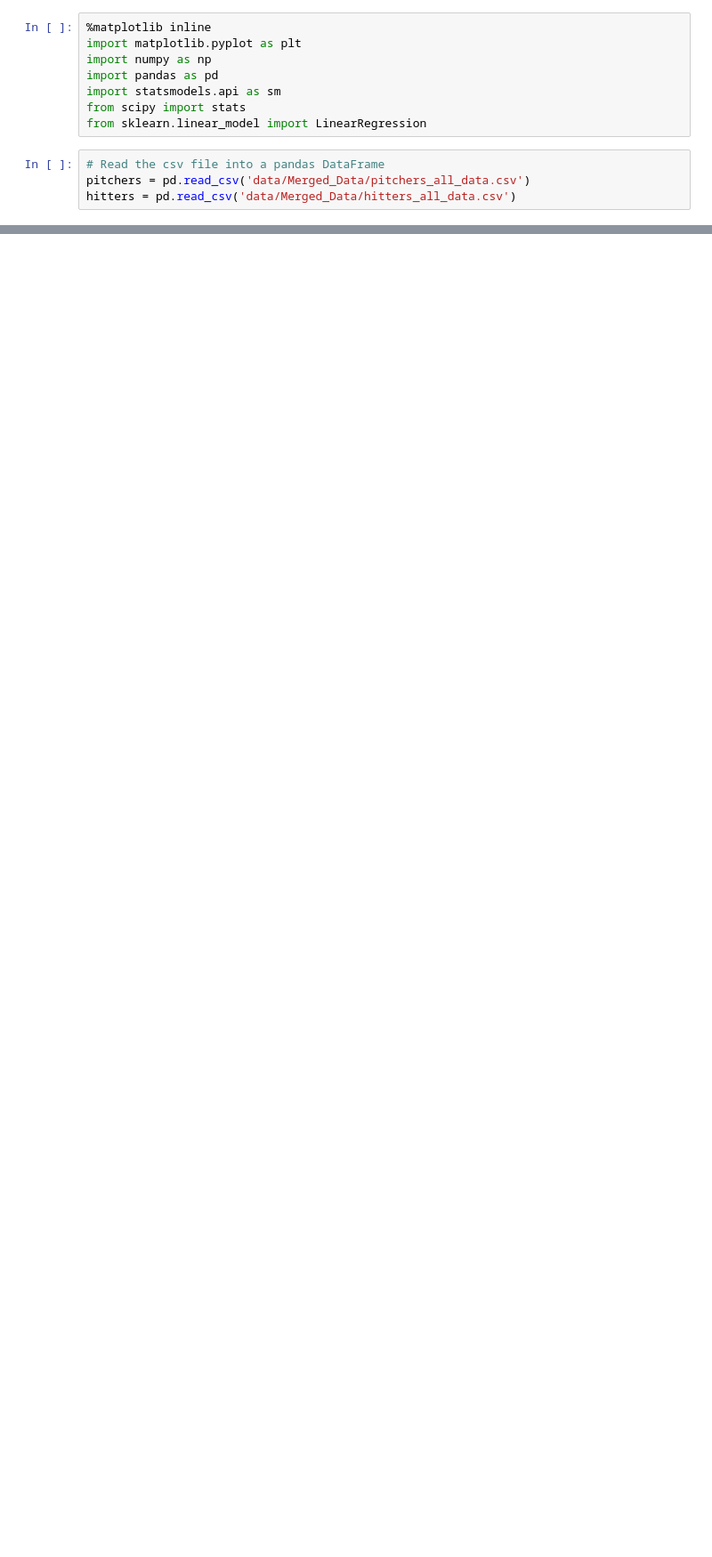
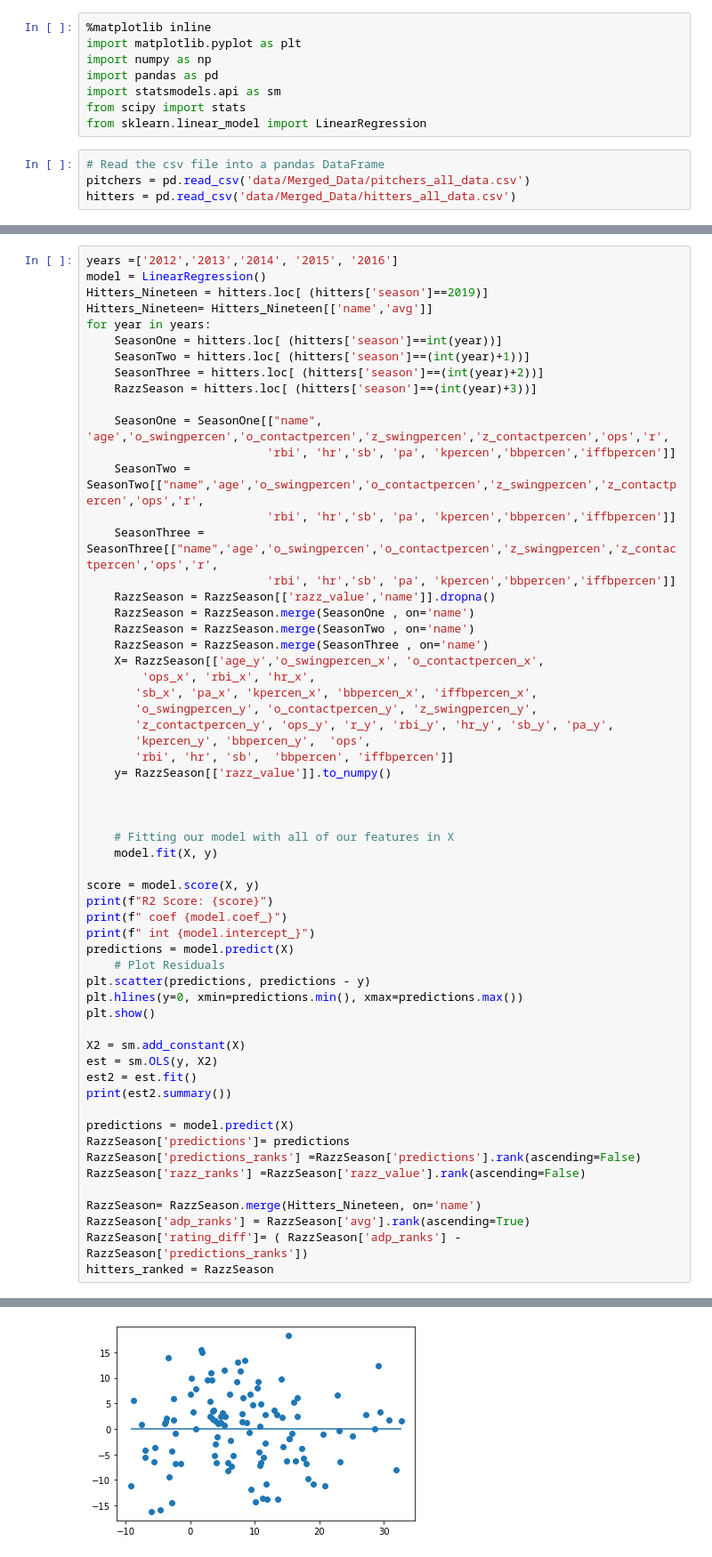
Before and after one commit to RiverJAM/Ultimate-Fantasy-Baseball-Eval-Tool, a Jupyter notebook: Top_Thirty_2021.ipynb, the cells around one changed output, grey strips where cells are left out. Shown at 89% size. Saved outputs shown, nothing was run; the diff lists cells and outputs as text; blank space fills up the shorter version.

```diff
--- a/Top_Thirty_2021.ipynb
+++ b/Top_Thirty_2021.ipynb
@@ -25,0 +15,60 @@ years
+# %%
+years =['2012','2013','2014', '2015', '2016']
+model = LinearRegression()
+Hitters_Nineteen = hitters.loc[ (hitters['season']==2019)]
+Hitters_Nineteen= Hitters_Nineteen[['name','avg']]
+for year in years:
+    SeasonOne = hitters.loc[ (hitters['season']==int(year))]
+    SeasonTwo = hitters.loc[ (hitters['season']==(int(year)+1))]
+    SeasonThree = hitters.loc[ (hitters['season']==(int(year)+2))]
+    RazzSeason = hitters.loc[ (hitters['season']==(int(year)+3))]
+
+    SeasonOne = SeasonOne[["name", 'age','o_swingpercen','o_contactpercen','z_swingpercen','z_contactpercen','ops','r',
+                          'rbi', 'hr','sb', 'pa', 'kpercen','bbpercen','iffbpercen']]
+    SeasonTwo = SeasonTwo[["name",'age','o_swingpercen','o_contactpercen','z_swingpercen','z_contactpercen','ops','r',
+                          'rbi', 'hr','sb', 'pa', 'kpercen','bbpercen','iffbpercen']]
+    SeasonThree = SeasonThree[["name",'age','o_swingpercen','o_contactpercen','z_swingpercen','z_contactpercen','ops','r',
+                          'rbi', 'hr','sb', 'pa', 'kpercen','bbpercen','iffbpercen']]
+    RazzSeason = RazzSeason[['razz_value','name']].dropna()
+    RazzSeason = RazzSeason.merge(SeasonOne , on='name')
+    RazzSeason = RazzSeason.merge(SeasonTwo , on='name')
+    RazzSeason = RazzSeason.merge(SeasonThree , on='name')
+    X= RazzSeason[['age_y','o_swingpercen_x', 'o_contactpercen_x',
+        'ops_x', 'rbi_x', 'hr_x',
+       'sb_x', 'pa_x', 'kpercen_x', 'bbpercen_x', 'iffbpercen_x',
+       'o_swingpercen_y', 'o_contactpercen_y', 'z_swingpercen_y',
+       'z_contactpercen_y', 'ops_y', 'r_y', 'rbi_y', 'hr_y', 'sb_y', 'pa_y',
+       'kpercen_y', 'bbpercen_y',  'ops',
+       'rbi', 'hr', 'sb',  'bbpercen', 'iffbpercen']]
+    y= RazzSeason[['razz_value']].to_numpy()
+
+
+
+    # Fitting our model with all of our features in X
+    model.fit(X, y)
+
+score = model.score(X, y)
+print(f"R2 Score: {score}")
+print(f" coef {model.coef_}")
+print(f" int {model.intercept_}")
+predictions = model.predict(X)
+    # Plot Residuals
+plt.scatter(predictions, predictions - y)
+plt.hlines(y=0, xmin=predictions.min(), xmax=predictions.max())
+plt.show()
+
+X2 = sm.add_constant(X)
+est = sm.OLS(y, X2)
+est2 = est.fit()
+print(est2.summary())
+
+predictions = model.predict(X)
+RazzSeason['predictions']= predictions
+RazzSeason['predictions_ranks'] =RazzSeason['predictions'].rank(ascending=False)
+RazzSeason['razz_ranks'] =RazzSeason['razz_value'].rank(ascending=False)
+
+RazzSeason= RazzSeason.merge(Hitters_Nineteen, on='name')
+RazzSeason['adp_ranks'] = RazzSeason['avg'].rank(ascending=True)
+RazzSeason['rating_diff']= ( RazzSeason['adp_ranks'] - RazzSeason['predictions_ranks'])
+hitters_ranked = RazzSeason
+# %% [output]
@@ -25,0 +85 @@ years
+[figure, added]
```
Also changed, not shown: parts of 15 cells of this notebook, 4 other files.
